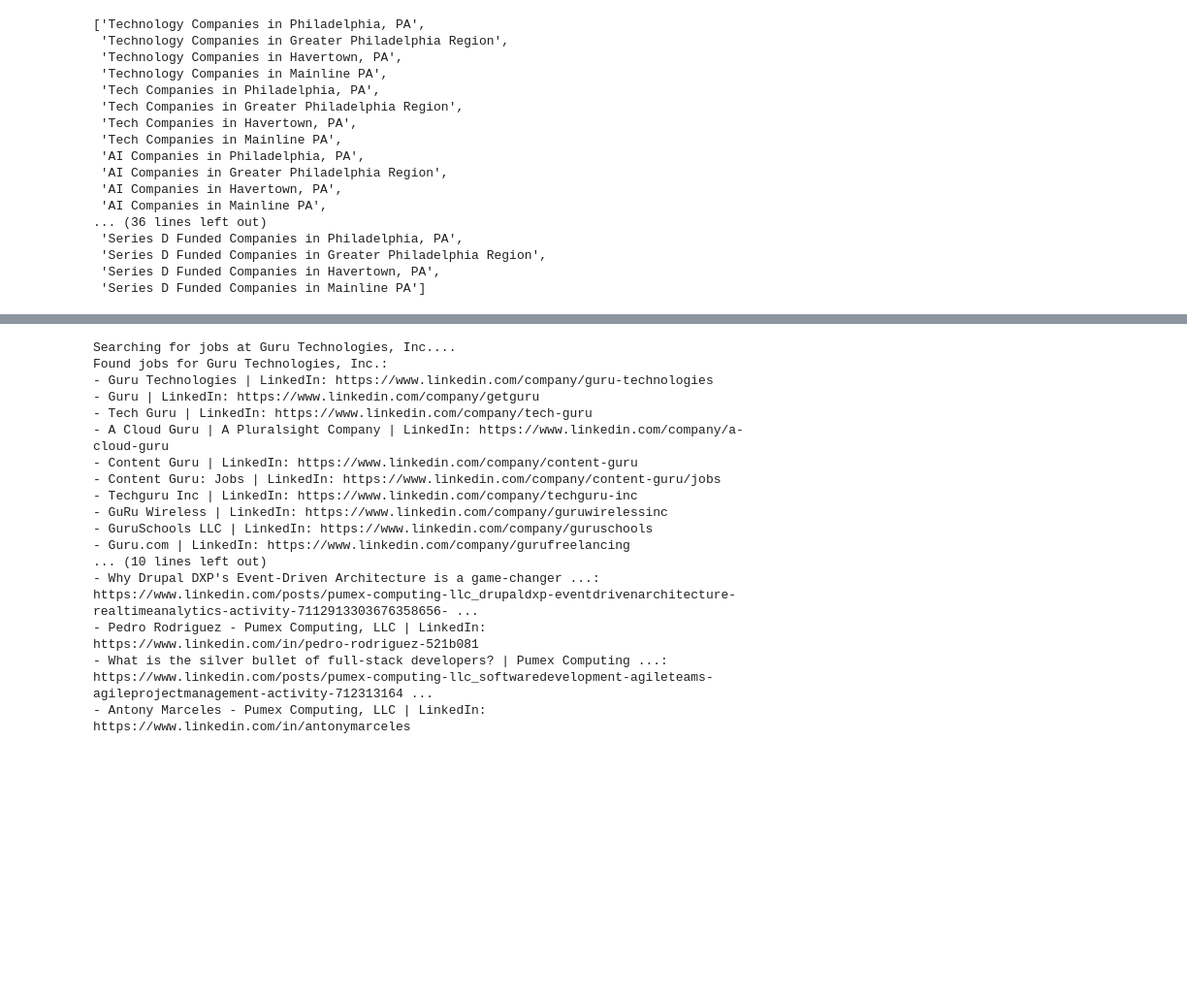
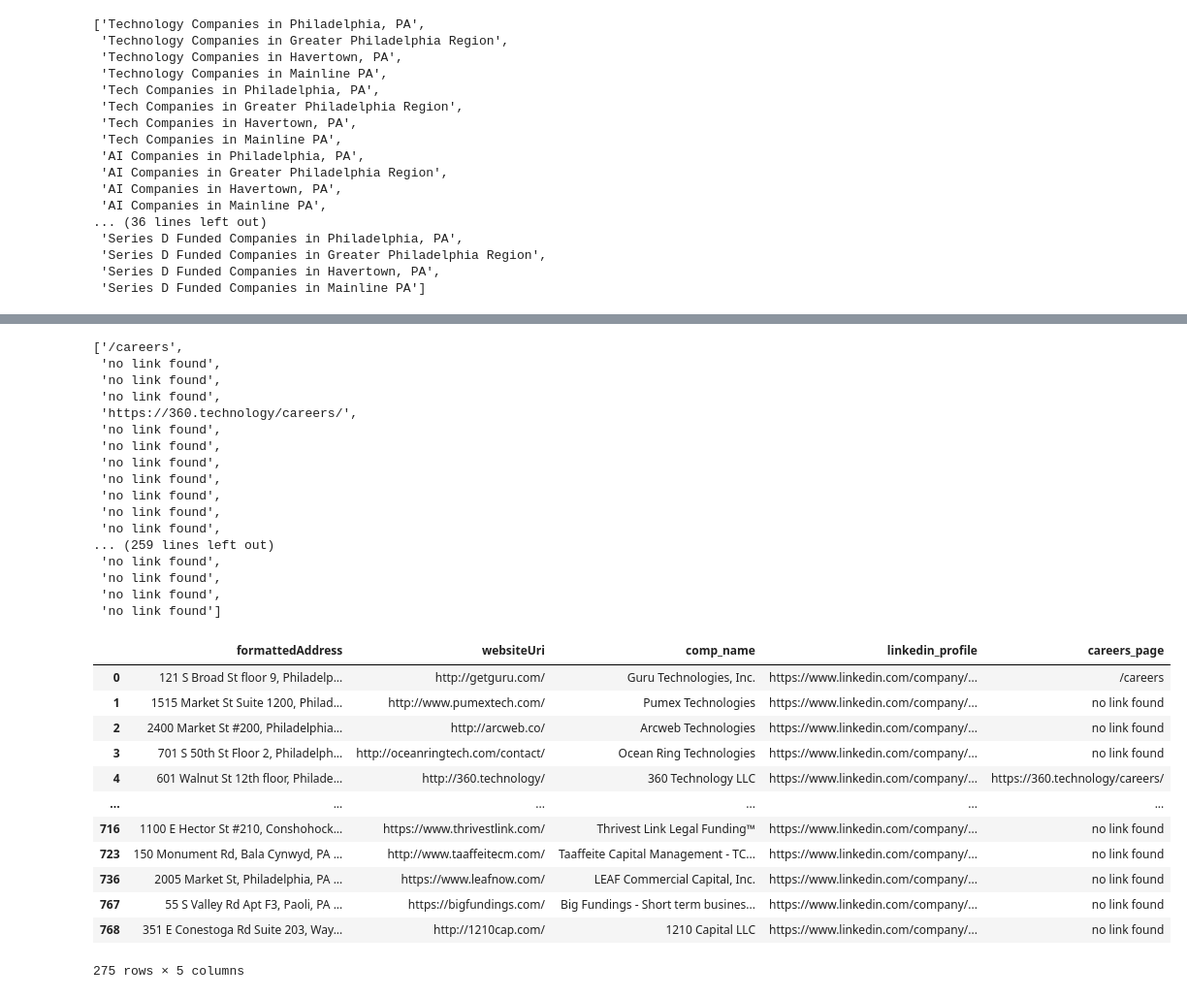
Before and after one commit to jrozra200/linkedin_job_search, a Jupyter notebook: finding companies.ipynb, the cells around one changed output, grey strips where cells are left out. Shown: that part at 97% size. Drawn from its saved outputs; the diff is of its cells as text; code cells hidden in the pictures; blank space fills up the shorter version.

Commit message:
found careers pages

```diff
--- a/finding companies.ipynb
+++ b/finding companies.ipynb
@@ -192,33 +191,39 @@ def search_jobs(company_name, api_key, cx_key):
 # %%
-# List of companies to search for
-companies = ['Guru Technologies, Inc.', 'Pumex Technologies']  # Add your companies here
-
-# Perform search and display results
-for company in companies:
-    print(f"Searching for jobs at {company}...")
-    jobs = search_jobs(company, api_key, cx_key)
-    if jobs:
-        print(f"Found jobs for {company}:")
-        for title, link in jobs:
-            print(f"- {title}: {link}")
-    else:
-        print("No jobs found.")
-    print("\n")  # Add a newline for readability
+careers_pages = [find_careers_page(site) for site in list(all_dat['websiteUri'])]
+careers_pages
 # %% [output]
-Searching for jobs at Guru Technologies, Inc....
-Found jobs for Guru Technologies, Inc.:
-- Guru Technologies | LinkedIn: https://www.linkedin.com/company/guru-technologies
-- Guru | LinkedIn: https://www.linkedin.com/company/getguru
-- Tech Guru | LinkedIn: https://www.linkedin.com/company/tech-guru
-- A Cloud Guru | A Pluralsight Company | LinkedIn: https://www.linkedin.com/company/a-cloud-guru
-- Content Guru | LinkedIn: https://www.linkedin.com/company/content-guru
-- Content Guru: Jobs | LinkedIn: https://www.linkedin.com/company/content-guru/jobs
-- Techguru Inc | LinkedIn: https://www.linkedin.com/company/techguru-inc
-- GuRu Wireless | LinkedIn: https://www.linkedin.com/company/guruwirelessinc
-- GuruSchools LLC | LinkedIn: https://www.linkedin.com/company/guruschools
-- Guru.com | LinkedIn: https://www.linkedin.com/company/gurufreelancing
-... (10 lines left out)
-- Why Drupal DXP's Event-Driven Architecture is a game-changer ...: https://www.linkedin.com/posts/pumex-computing-llc_drupaldxp-eventdrivenarchitecture-realtimeanalytics-activity-7112913303676358656- ...
-- Pedro Rodriguez - Pumex Computing, LLC | LinkedIn: https://www.linkedin.com/in/pedro-rodriguez-521b081
-- What is the silver bullet of full-stack developers? | Pumex Computing ...: https://www.linkedin.com/posts/pumex-computing-llc_softwaredevelopment-agileteams-agileprojectmanagement-activity-712313164 ...
-- Antony Marceles - Pumex Computing, LLC | LinkedIn: https://www.linkedin.com/in/antonymarceles
+['/careers',
+ 'no link found',
+ 'no link found',
+ 'no link found',
+ 'https://360.technology/careers/',
+ 'no link found',
+ 'no link found',
+ 'no link found',
+ 'no link found',
+ 'no link found',
+ 'no link found',
+ 'no link found',
+... (259 lines left out)
+ 'no link found',
+ 'no link found',
+ 'no link found',
+ 'no link found']
+# %%
+all_dat['careers_page'] = careers_pages
+# %%
+all_dat
+# %% [output]
+|  | formattedAddress | websiteUri | comp_name | linkedin_profile | careers_page |
+| 0 | 121 S Broad St floor 9, Philadelp... | http://getguru.com/ | Guru Technologies, Inc. | https://www.linkedin.com/company/... | /careers |
+| 1 | 1515 Market St Suite 1200, Philad... | http://www.pumextech.com/ | Pumex Technologies | https://www.linkedin.com/company/... | no link found |
+| 2 | 2400 Market St #200, Philadelphia... | http://arcweb.co/ | Arcweb Technologies | https://www.linkedin.com/company/... | no link found |
+| 3 | 701 S 50th St Floor 2, Philadelph... | http://oceanringtech.com/contact/ | Ocean Ring Technologies | https://www.linkedin.com/company/... | no link found |
+| 4 | 601 Walnut St 12th floor, Philade... | http://360.technology/ | 360 Technology LLC | https://www.linkedin.com/company/... | https://360.technology/careers/ |
+| ... | ... | ... | ... | ... | ... |
+| 716 | 1100 E Hector St #210, Conshohock... | https://www.thrivestlink.com/ | Thrivest Link Legal Funding™ | https://www.linkedin.com/company/... | no link found |
+| 723 | 150 Monument Rd, Bala Cynwyd, PA ... | http://www.taaffeitecm.com/ | Taaffeite Capital Management - TC... | https://www.linkedin.com/company/... | no link found |
+| 736 | 2005 Market St, Philadelphia, PA ... | https://www.leafnow.com/ | LEAF Commercial Capital, Inc. | https://www.linkedin.com/company/... | no link found |
+| 767 | 55 S Valley Rd Apt F3, Paoli, PA ... | https://bigfundings.com/ | Big Fundings - Short term busines... | https://www.linkedin.com/company/... | no link found |
+| 768 | 351 E Conestoga Rd Suite 203, Way... | http://1210cap.com/ | 1210 Capital LLC | https://www.linkedin.com/company/... | no link found |
+275 rows × 5 columns
```
Also changed, not shown: parts of 4 cells of this notebook.
